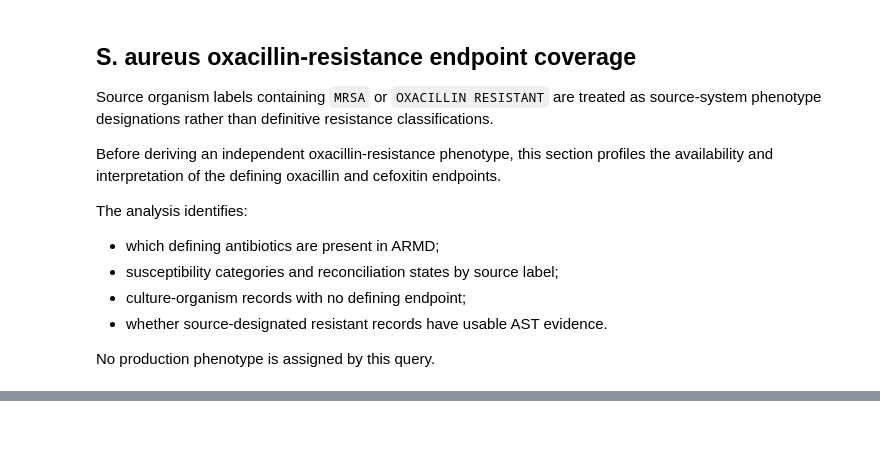
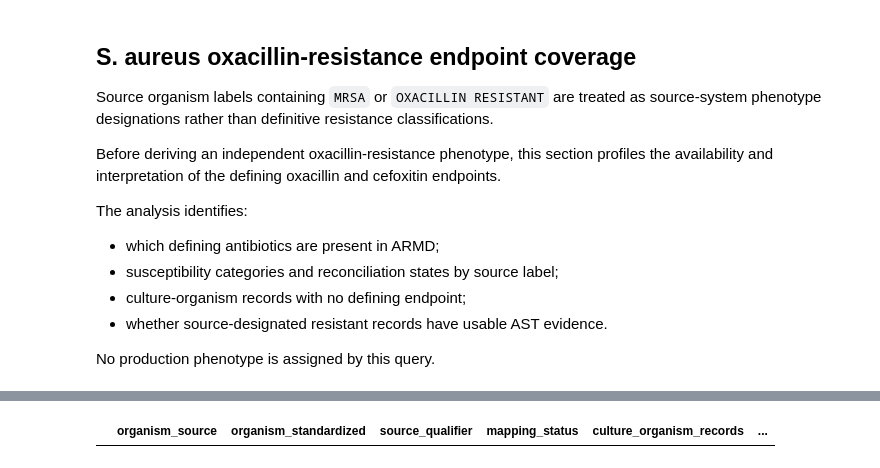
Before and after one commit to clarkbrendenj/ELT-Microbiology, a Jupyter notebook: notebooks/pipeline_validation/11_profile_cre_mdr_evaluability.ipynb, the cells around one changed output, grey strips where cells are left out. Saved outputs shown, nothing was run; the diff lists cells and outputs as text; code cells hidden in the pictures; blank space fills up the shorter version.

```diff
--- a/notebooks/pipeline_validation/11_profile_cre_mdr_evaluability.ipynb
+++ b/notebooks/pipeline_validation/11_profile_cre_mdr_evaluability.ipynb
@@ -1268,0 +3009,48 @@ order by
+# %%
+%sql
+select
+    organism_source,
+    organism_standardized,
+    source_qualifier,
+    mapping_status,
+
+    count(*) as culture_organism_records,
+
+    count(
+        distinct patient_key
+    ) as patients,
+
+    array_sort(
+        collect_set(cohort_id)
+    ) as cohorts
+
+from workspace.micro_dev.int_mapped_cohort_culture_organism
+
+where
+       upper(organism_source) like '%ESBL%'
+
+    or upper(organism_source)
+           like '%EXTENDED%SPECTRUM%BETA%LACTAMASE%'
+
+    or upper(organism_source)
+           like '%EXTENDED%SPECTRUM%B-LACTAMASE%'
+
+    or upper(
+           coalesce(source_qualifier, '')
+       ) like '%ESBL%'
+
+    or upper(
+           coalesce(source_qualifier, '')
+       ) like '%EXTENDED%SPECTRUM%BETA%LACTAMASE%'
+
+group by
+    organism_source,
+    organism_standardized,
+    source_qualifier,
+    mapping_status
+
+order by
+    culture_organism_records desc,
+    organism_source
+# %% [output]
+|  | organism_source | organism_standardized | source_qualifier | mapping_status | culture_organism_records | ... |
```
Also changed, not shown: parts of 18 cells of this notebook, 24 other files.
